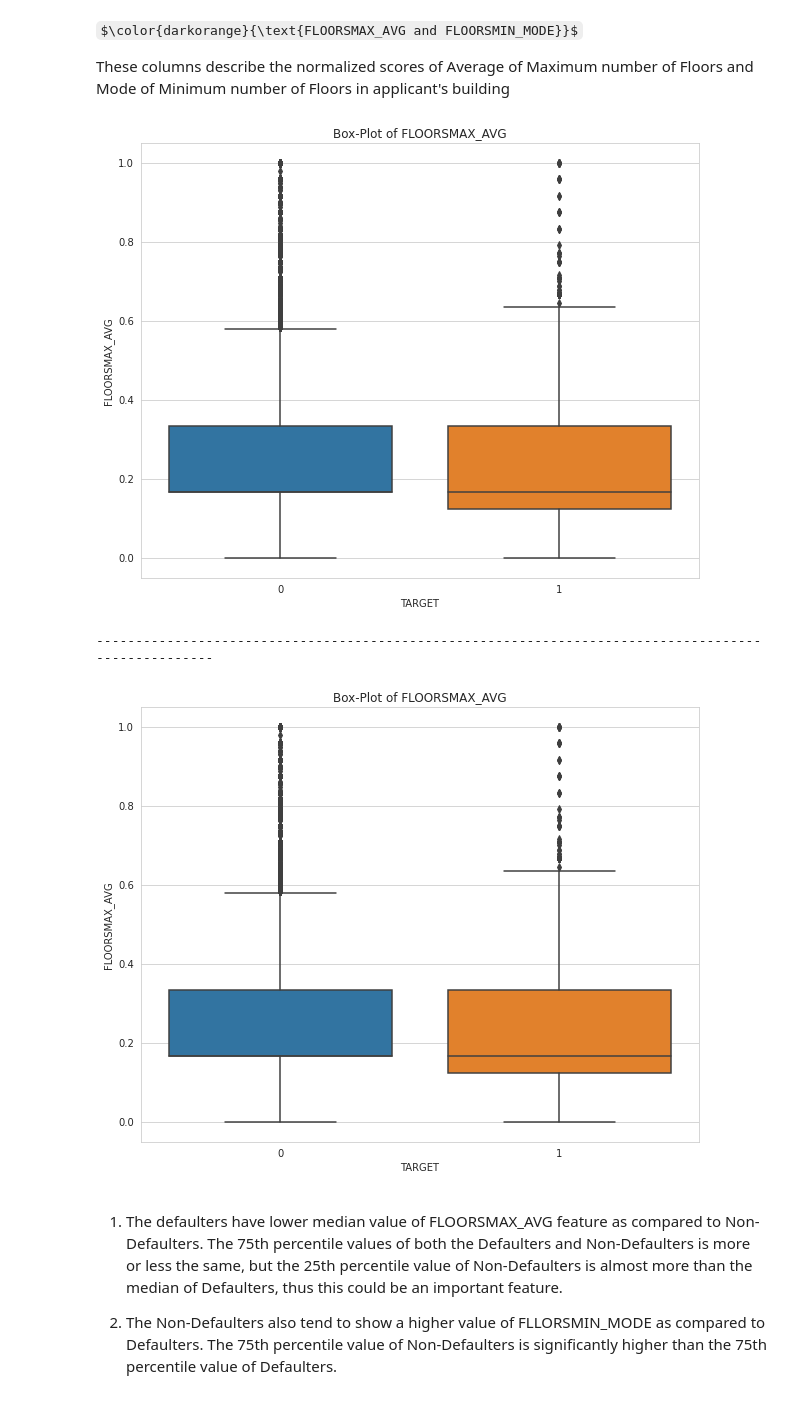
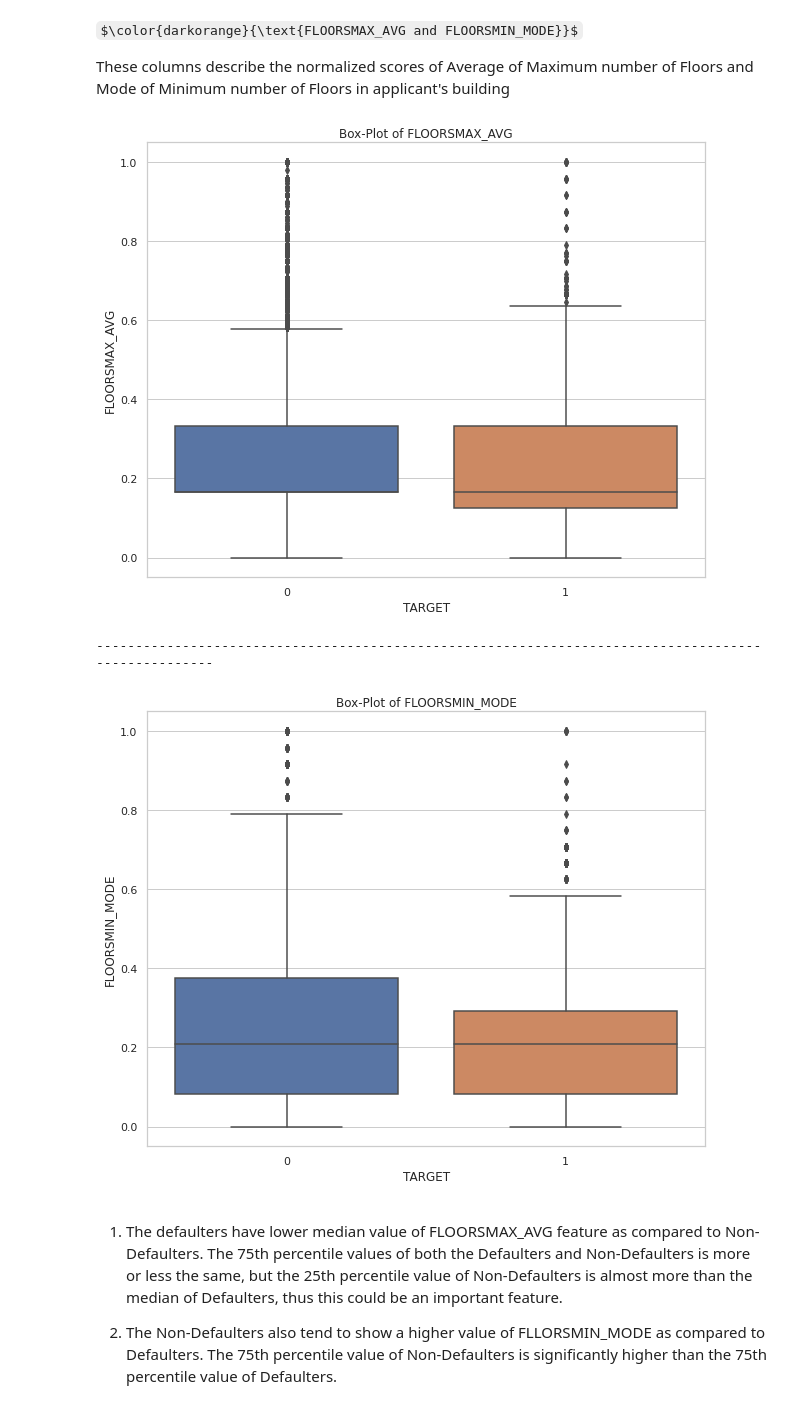
Before and after one commit to Azimoj/Credit-scoring, a Jupyter notebook: Credit_scoring_EDA.ipynb, the cells around one changed output. Saved outputs shown, nothing was run; the diff lists cells and outputs as text; code cells hidden in the pictures; some formulas as TeX source.

```diff
--- a/Credit_scoring_EDA.ipynb
+++ b/Credit_scoring_EDA.ipynb
@@ -196,6 +195,3 @@ FONDKAPREMONT_MODE: 68.4% missing values
 HOUSETYPE_MODE: 50.2% missing values
 WALLSMATERIAL_MODE: 50.8% missing values
 EMERGENCYSTATE_MODE: 47.4% missing values
-# %%
-app_train.drop(['FONDKAPREMONT_MODE', 'HOUSETYPE_MODE', 'WALLSMATERIAL_MODE'], axis=1, inplace=True)
-app_test.drop(['FONDKAPREMONT_MODE', 'HOUSETYPE_MODE', 'WALLSMATERIAL_MODE'], axis=1, inplace=True)
@@ -663,3 +631,6 @@ This variable will be of little use in deciding between defaulting and non-defau
 $\color{darkorange}{\text{ AMT_INCOME_TOTAL}}$
 
 Income of the client
+# %%
+sns.set(rc={'figure.figsize':(18,5)})
+ax = sns.boxplot(x= app_train['AMT_INCOME_TOTAL'])
@@ -828,13 +800,13 @@ These columns describe the normalized scores of Average of Maximum number of Flo
 # %%
 plot_continuous_variables(app_train, 'FLOORSMAX_AVG', plots = ['box'], figsize = (10,8))
 # %% [output]
-[figure, old version]
+[figure, new version]
 # %%
 print('-'*100)
-plot_continuous_variables(app_train, 'FLOORSMAX_AVG', plots = ['box'], figsize = (10,8))
+plot_continuous_variables(app_train, 'FLOORSMIN_MODE', plots = ['box'], figsize = (10,8))
 # %% [output]
 ----------------------------------------------------------------------------------------------------
-[figure, old version]
+[figure, new version]
 # %% [markdown]
 1) The defaulters have lower median value of FLOORSMAX_AVG feature as compared to Non-Defaulters. The 75th percentile values of both the Defaulters and Non-Defaulters is more or less the same, but the 25th percentile value of Non-Defaulters is almost more than the median of Defaulters, thus this could be an important feature.
 
```
Also changed, not shown: parts of 14 cells of this notebook.
